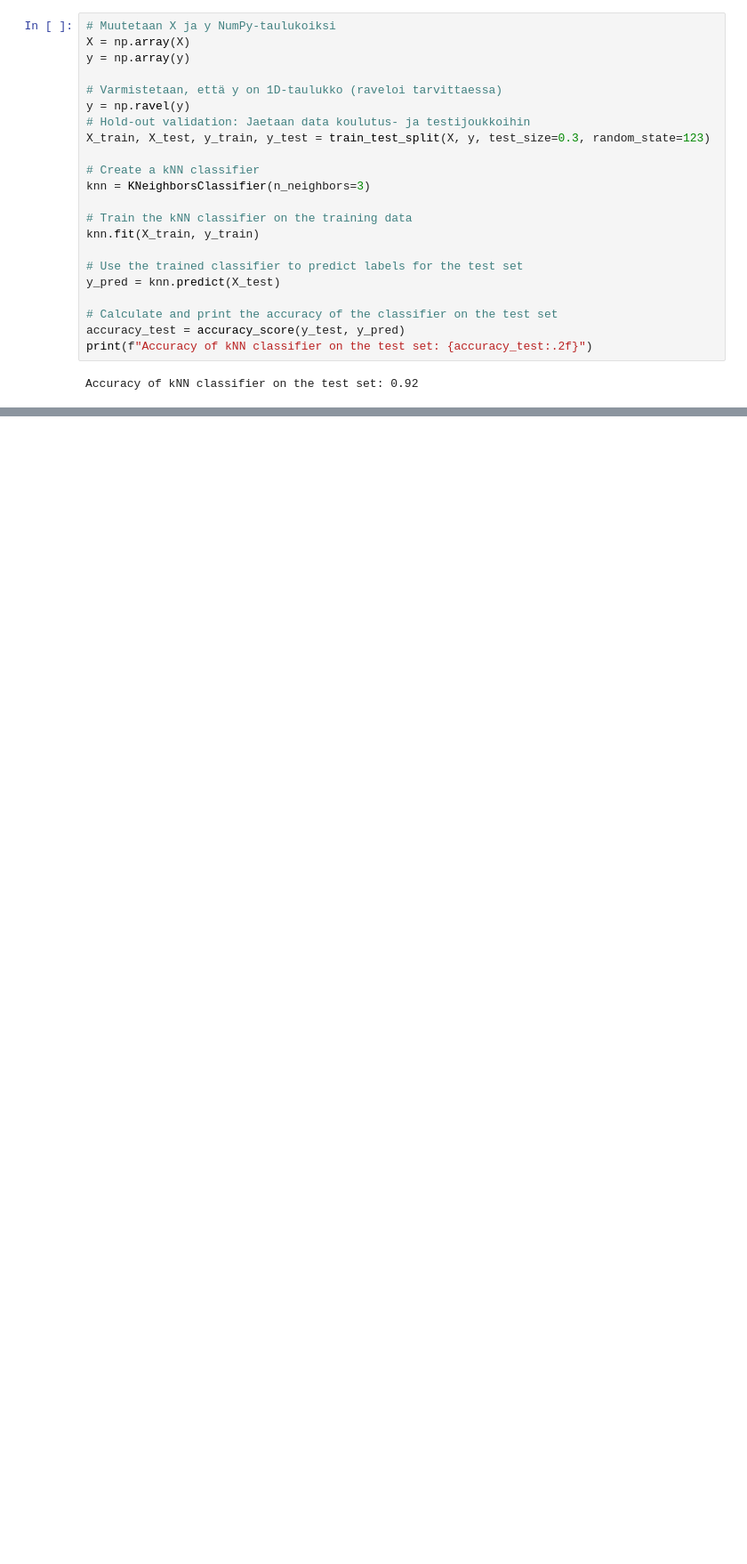
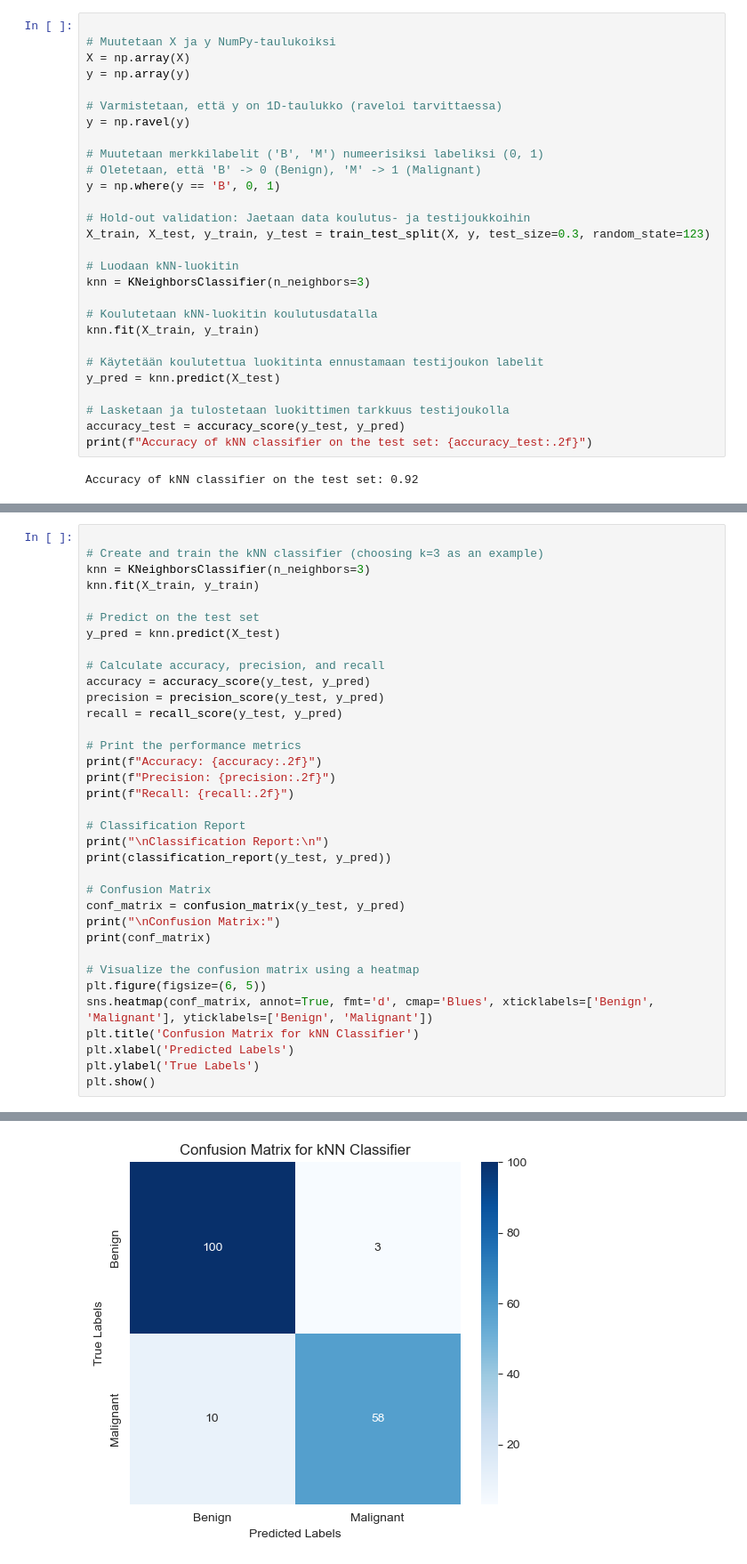
Before and after one commit to annagaom/koneoppiminen_oma, a Jupyter notebook: kNN_classiefier.ipynb, the cells around one changed output, grey strips where cells are left out. Shown: that part at 89% size. Saved outputs shown, nothing was run; the diff lists cells and outputs as text; blank space fills up the shorter version.

```diff
--- a/kNN_classiefier.ipynb
+++ b/kNN_classiefier.ipynb
@@ -73,25 +74,31 @@ data_scaled.head()
 | 4 | 1.750297 | -1.151816 | 1.776573 | 1.826229 | 0.280372 | 0.539340 | 1.371011 | 1.428493 | ... |
 5 rows × 31 columns
 # %%
+
 # Muutetaan X ja y NumPy-taulukoiksi
 X = np.array(X)
 y = np.array(y)
 
 # Varmistetaan, että y on 1D-taulukko (raveloi tarvittaessa)
 y = np.ravel(y)
+
+# Muutetaan merkkilabelit ('B', 'M') numeerisiksi labeliksi (0, 1)
+# Oletetaan, että 'B' -> 0 (Benign), 'M' -> 1 (Malignant)
+y = np.where(y == 'B', 0, 1)
+
 # Hold-out validation: Jaetaan data koulutus- ja testijoukkoihin
 X_train, X_test, y_train, y_test = train_test_split(X, y, test_size=0.3, random_state=123)
 
-# Create a kNN classifier
+# Luodaan kNN-luokitin
 knn = KNeighborsClassifier(n_neighbors=3)
 
-# Train the kNN classifier on the training data
+# Koulutetaan kNN-luokitin koulutusdatalla
 knn.fit(X_train, y_train)
 
-# Use the trained classifier to predict labels for the test set
+# Käytetään koulutettua luokitinta ennustamaan testijoukon labelit
 y_pred = knn.predict(X_test)
 
-# Calculate and print the accuracy of the classifier on the test set
+# Lasketaan ja tulostetaan luokittimen tarkkuus testijoukolla
 accuracy_test = accuracy_score(y_test, y_pred)
 print(f"Accuracy of kNN classifier on the test set: {accuracy_test:.2f}")
 # %% [output]
@@ -133,0 +146,36 @@ k=15: Test Accuracy = 0.92
+# %%
+
+# Create and train the kNN classifier (choosing k=3 as an example)
+knn = KNeighborsClassifier(n_neighbors=3)
+knn.fit(X_train, y_train)
+
+# Predict on the test set
+y_pred = knn.predict(X_test)
+
+# Calculate accuracy, precision, and recall
+accuracy = accuracy_score(y_test, y_pred)
+precision = precision_score(y_test, y_pred)
+recall = recall_score(y_test, y_pred)
+
+# Print the performance metrics
+print(f"Accuracy: {accuracy:.2f}")
+print(f"Precision: {precision:.2f}")
+print(f"Recall: {recall:.2f}")
+
+# Classification Report
+print("\nClassification Report:\n")
+print(classification_report(y_test, y_pred))
+
+# Confusion Matrix
+conf_matrix = confusion_matrix(y_test, y_pred)
+print("\nConfusion Matrix:")
+print(conf_matrix)
+
+# Visualize the confusion matrix using a heatmap
+plt.figure(figsize=(6, 5))
+sns.heatmap(conf_matrix, annot=True, fmt='d', cmap='Blues', xticklabels=['Benign', 'Malignant'], yticklabels=['Benign', 'Malignant'])
+plt.title('Confusion Matrix for kNN Classifier')
+plt.xlabel('Predicted Labels')
+plt.ylabel('True Labels')
+plt.show()
+# %% [output]
@@ -133,0 +201 @@ k=15: Test Accuracy = 0.92
+[figure, added]
```
Also changed, not shown: parts of 3 cells of this notebook, 6 other files.
